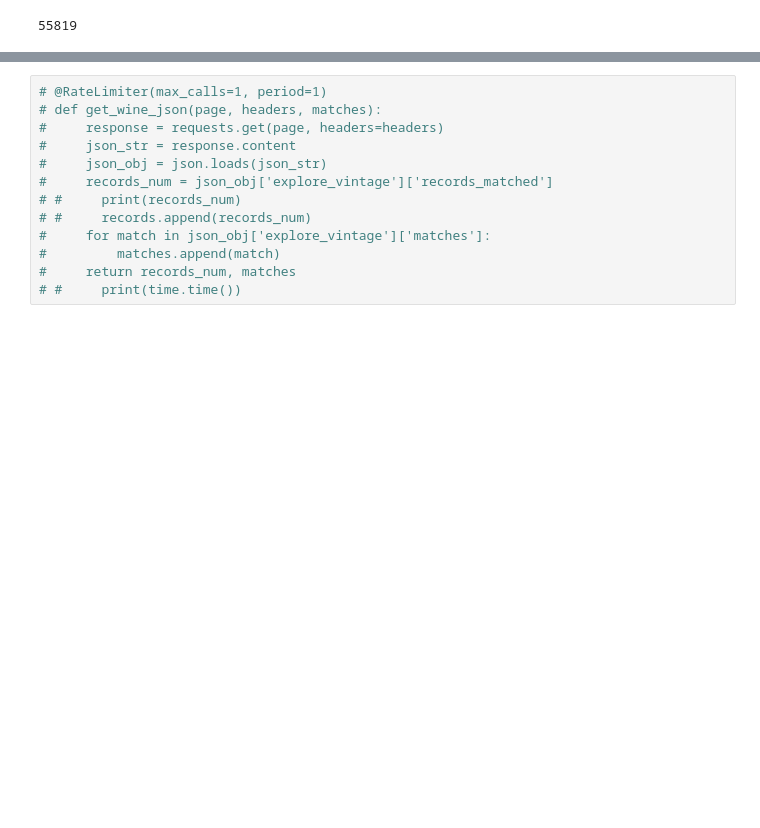
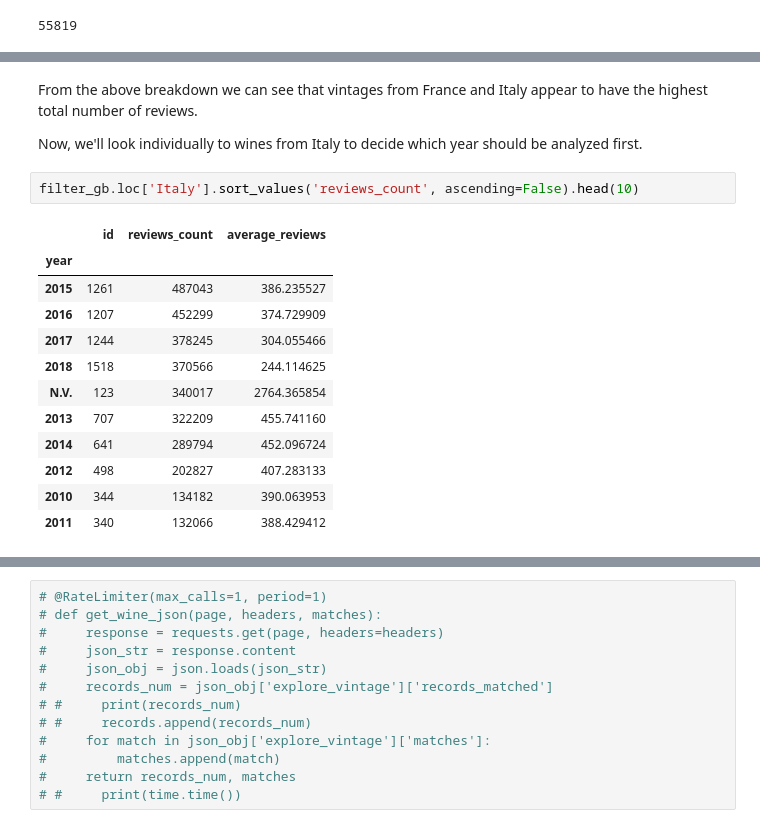
Before and after one commit to sveta-egorova/wine, a Jupyter notebook: vivino_crawler.ipynb, the cells around one changed output, grey strips where cells are left out. Saved outputs shown, nothing was run; the diff lists cells and outputs as text; blank space fills up the shorter version.

```diff
--- a/vivino_crawler.ipynb
+++ b/vivino_crawler.ipynb
@@ -924,0 +1072,19 @@ Database includes 29811 unique wines
+# %% [markdown]
+From the above breakdown we can see that vintages from France and Italy appear to have the highest total number of reviews.
+
+Now, we'll look individually to wines from Italy to decide which year should be analyzed first.
+# %%
+filter_gb.loc['Italy'].sort_values('reviews_count', ascending=False).head(10)
+# %% [output]
+|  | id | reviews_count | average_reviews |
+| year |  |  |  |
+| 2015 | 1261 | 487043 | 386.235527 |
+| 2016 | 1207 | 452299 | 374.729909 |
+| 2017 | 1244 | 378245 | 304.055466 |
+| 2018 | 1518 | 370566 | 244.114625 |
+| N.V. | 123 | 340017 | 2764.365854 |
+| 2013 | 707 | 322209 | 455.741160 |
+| 2014 | 641 | 289794 | 452.096724 |
+| 2012 | 498 | 202827 | 407.283133 |
+| 2010 | 344 | 134182 | 390.063953 |
+| 2011 | 340 | 132066 | 388.429412 |
```
Also changed, not shown: parts of 74 cells of this notebook, 1 other file.
